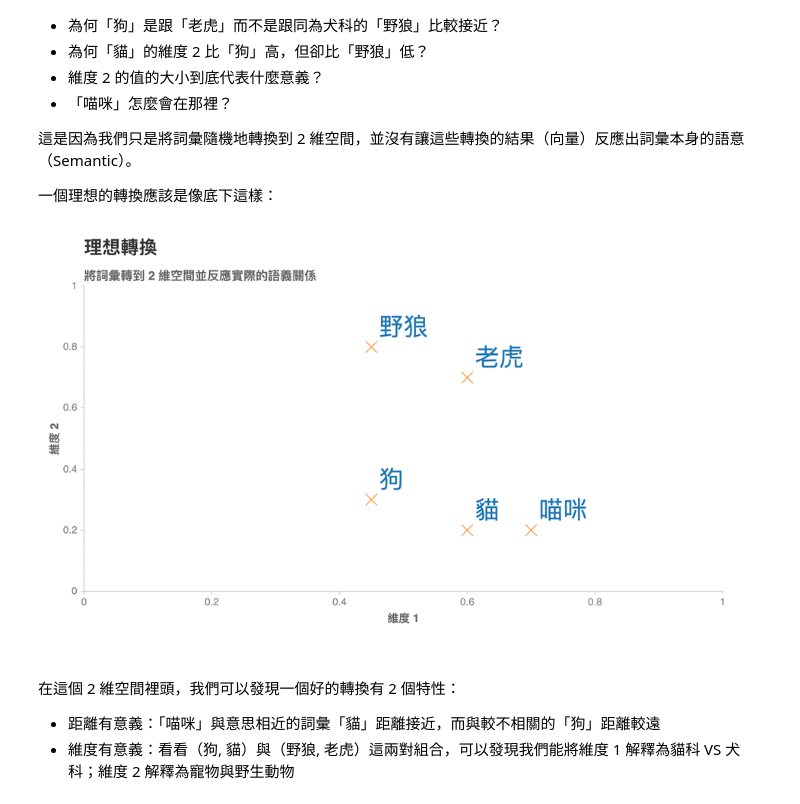
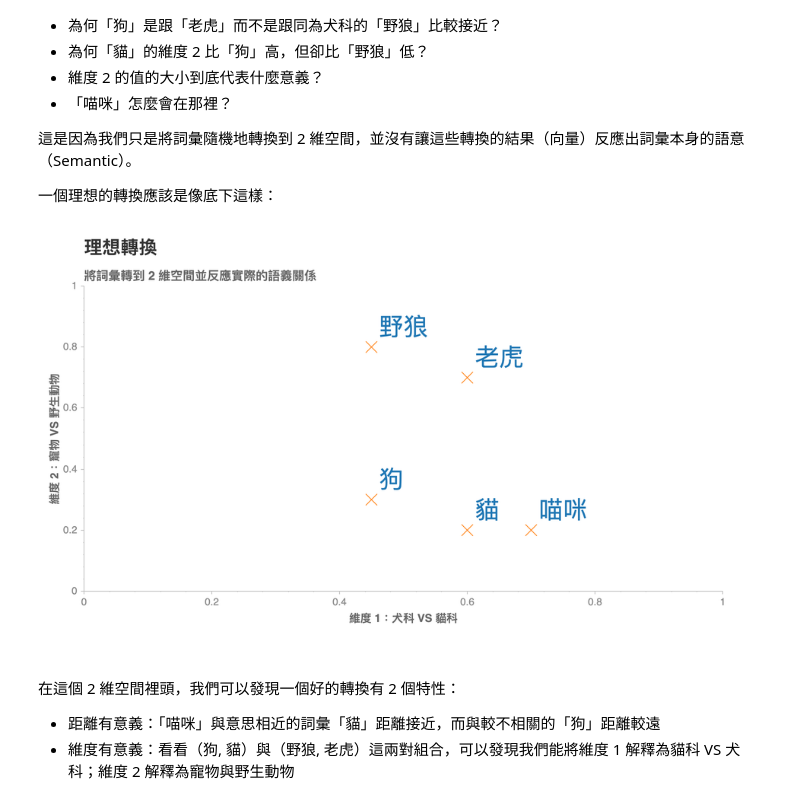
Before and after one commit to leemengtw/leemengtaiwan.github.io, a Jupyter notebook: content/20181217-shortest-path-to-the-nlp-world-a-gentle-guide-of-natural-language-processing-and-deep-learning-for-everyone.ipynb, the cells around one changed output. Cells and saved outputs as stored; diff of their text form; code cells hidden in the pictures.

```diff
--- a/content/20181217-shortest-path-to-the-nlp-world-a-gentle-guide-of-natural-language-processing-and-deep-learning-for-everyone.ipynb
+++ b/content/20181217-shortest-path-to-the-nlp-world-a-gentle-guide-of-natural-language-processing-and-deep-learning-for-everyone.ipynb
@@ -1061,21 +1060,21 @@ ch.plot.scatter(df, 'x', 'y', size_column='size', marker='x').show('png')
 # %%
 #ignore
 df = pd.DataFrame({'name': ['野狼', '老虎', '狗', '貓', '喵咪'],
                    'x': [0.45, 0.6, 0.45, 0.6, 0.7],
                    'y': [0.8, 0.7, 0.3, 0.2, 0.2],
                    'size': 15})
 
 ch = chartify.Chart(blank_labels=True)
 ch.set_title("理想轉換")
 ch.set_subtitle("將詞彙轉到 2 維空間並反應實際的語義關係")
 ch.plot.text(df, 'x', 'y', text_column='name', font_size='2em', x_offset=10, y_offset=-10)
 ch.axes.set_xaxis_range(0, 1)
 ch.axes.set_yaxis_range(0, 1)
-ch.axes.set_xaxis_label("維度 1")
-ch.axes.set_yaxis_label("維度 2")
+ch.axes.set_xaxis_label("維度 1：犬科 VS 貓科")
+ch.axes.set_yaxis_label("維度 2：寵物 VS 野生動物")
 ch.plot.scatter(df, 'x', 'y', size_column='size', marker='x').show('png')
 # %% [output]
-[figure, old version]
+[figure, new version]
 # %% [markdown]
 <br/>
 
```
Also changed, not shown: parts of 51 cells of this notebook.
